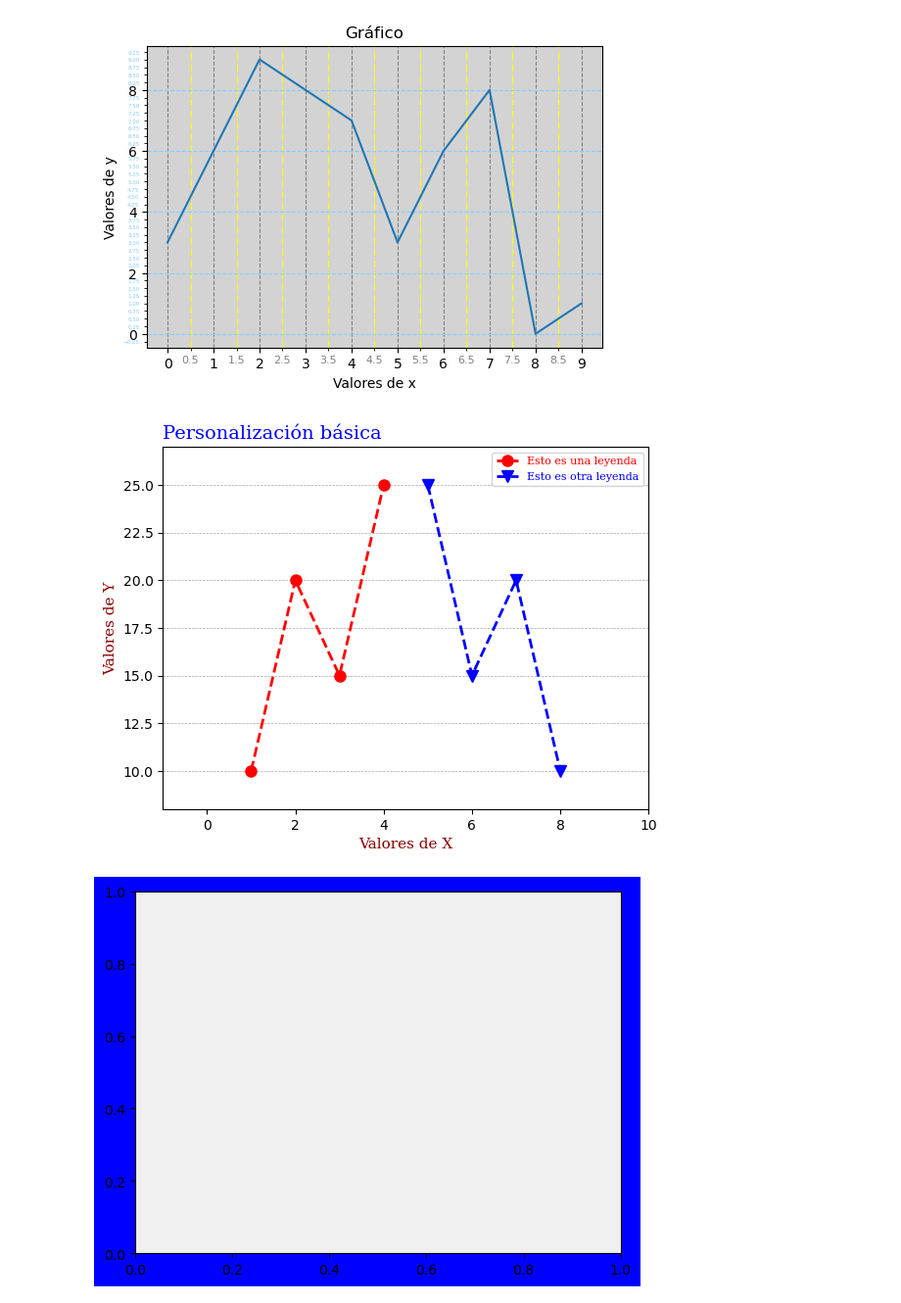
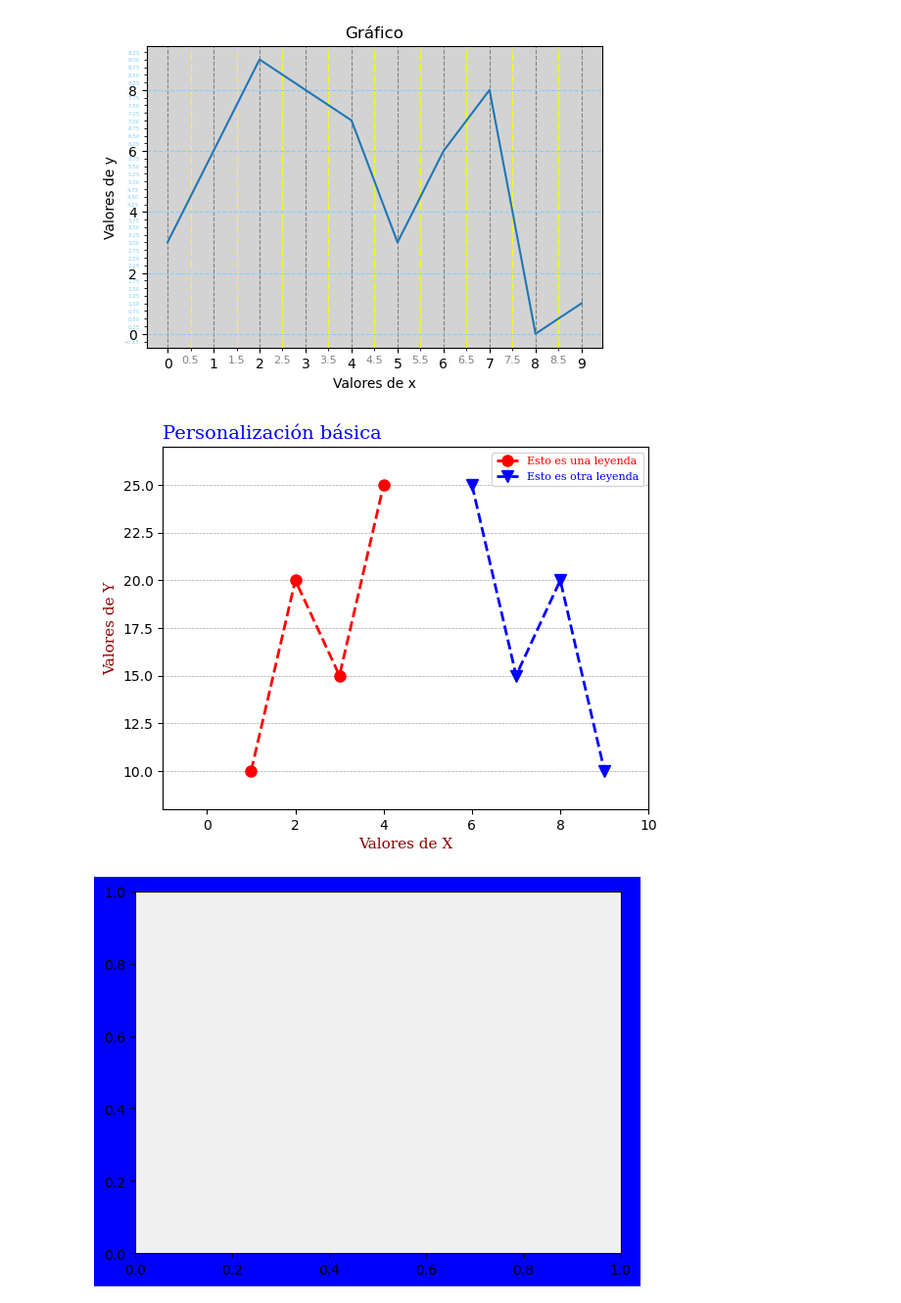
Before and after one commit to javieregeablasco/Apuntes, a Jupyter notebook: docs/SMX/SMX_2/Opt_Python/code/UT7/matplotlib/mpl.ipynb, the cells around one changed output. Shown at 98% size. Saved outputs shown, nothing was run; the diff lists cells and outputs as text; code cells hidden in the pictures.

```diff
--- a/docs/SMX/SMX_2/Opt_Python/code/UT7/matplotlib/mpl.ipynb
+++ b/docs/SMX/SMX_2/Opt_Python/code/UT7/matplotlib/mpl.ipynb
@@ -107,9 +107,9 @@ ax.plot(x,y); # puntoycoma permite eliminar el out[]
 import numpy as np
 import matplotlib.pyplot as plt
 
-x = [1, 2, 3, 4]
-y = [10, 20, 15, 25]
-x1 = [5, 6, 7, 8]
+x = np.array([1, 2, 3, 4])
+y = np.array([10, 20, 15, 25])
+x1 = x + 5
 y1 = y[::-1]
 
 plt.plot(
@@ -133,33 +133,32 @@ plt.plot(
 font1 = {'family':'serif','color':'blue','size':14}
 font2 = {'family':'serif','color':'darkred','size':11}
 font3 = {'family':'serif','size':8} # para legend
 
 # Titulos, ejes y leyendas.
 plt.title("Personalización básica", fontdict=font1, loc="left")
 plt.xlabel("Valores de X", fontdict=font2)
 plt.ylabel("Valores de Y", fontdict=font2)
 plt.legend(["Esto es una leyenda", "Esto es otra leyenda"], prop = font3, labelcolor='linecolor')
 
 # Rejilla
 plt.grid(
     visible=True,      # Visible
     axis='y',          # Solo líneas horizontales por defecto 'both'
     color='gray',      # Color de la línea
     linestyle='--',    # Línea discontinua
     linewidth=0.5,     # Grosor fino
     alpha=0.7          # Un poco de transparencia
 )
 
 # Limites de la gráfica
 plt.xlim(-1, 10)
 plt.ylim(8, 27)
 
 # Color de fondo
-plt.figure(facecolor="blue")
 plt.gca().set_facecolor('#f0f0f0')
 
 # Pintar la gráfica
 plt.show()
 # %% [output]
-[figure, old version]
+[figure, new version]
 [figure]
```
Also changed, not shown: parts of 2 cells of this notebook, 5 other files.
